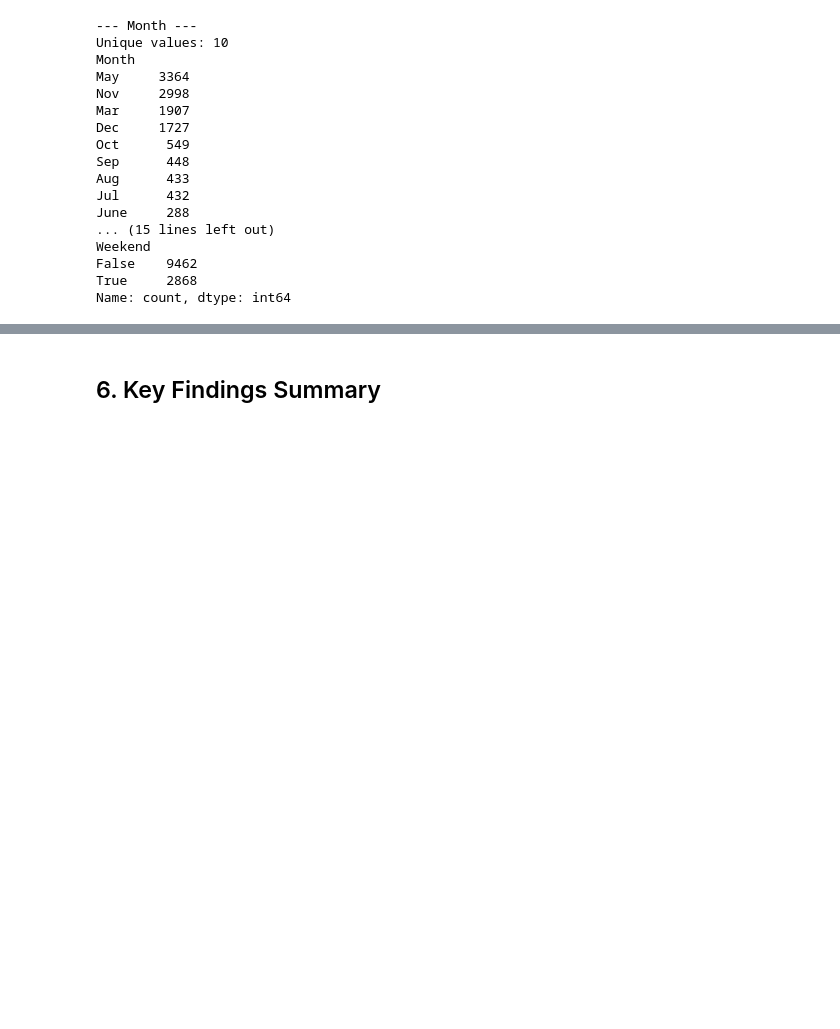
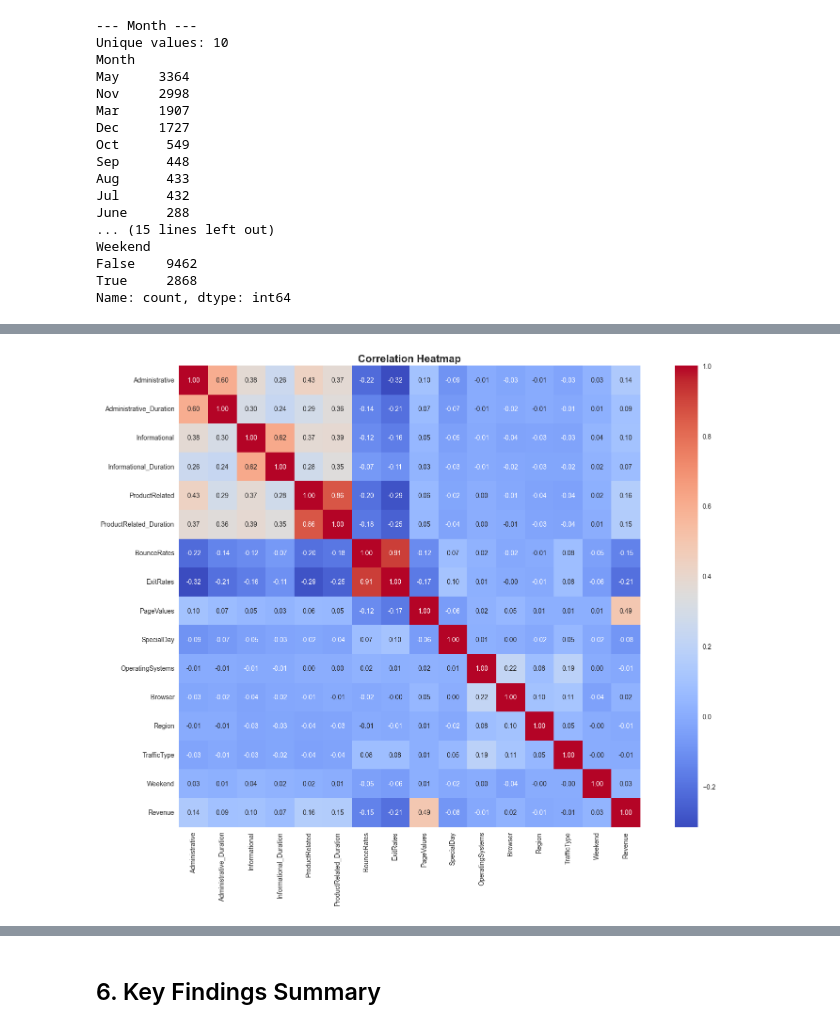
Before and after one commit to MTSU-DATA4950-Capstone-Spring2026/Team2-C3_OnlineShoppingBehavior, a Jupyter notebook: notebooks/Team02_01_eda.ipynb, the cells around one changed output, grey strips where cells are left out. Saved outputs shown, nothing was run; the diff lists cells and outputs as text; code cells hidden in the pictures; blank space fills up the shorter version.

Commit message:
Step 5: Heatmap and Observations
I've completed the code and markdown for Step 5 including a heatmap and observations requested by the charter guidelines.

```diff
--- a/notebooks/Team02_01_eda.ipynb
+++ b/notebooks/Team02_01_eda.ipynb
@@ -291,0 +289,20 @@ Name: count, dtype: int64
+# %%
+import seaborn as sns
+import matplotlib.pyplot as plt
+
+# 1. Isolate numeric and boolean features (including Revenue)
+corr_features = df.select_dtypes(include=['int64', 'float64', 'bool'])
+
+# 2. Calculate the correlation matrix
+corr_matrix = corr_features.corr()
+
+# 3. Set up the figure size
+plt.figure(figsize=(16, 12))
+
+# 4. Draw the heatmap
+sns.heatmap(corr_matrix, annot=True, fmt='.2f', cmap='coolwarm', square=True)
+plt.title('Correlation Heatmap', fontsize=16, fontweight='bold')
+plt.tight_layout()
+plt.show()
+# %% [output]
+[figure, added]
```
Also changed, not shown: parts of 4 cells of this notebook.
